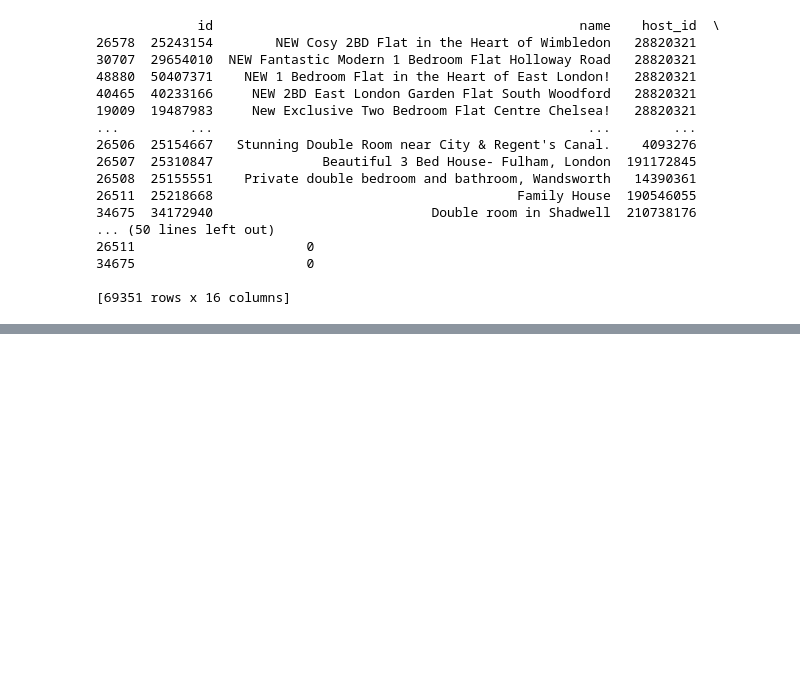
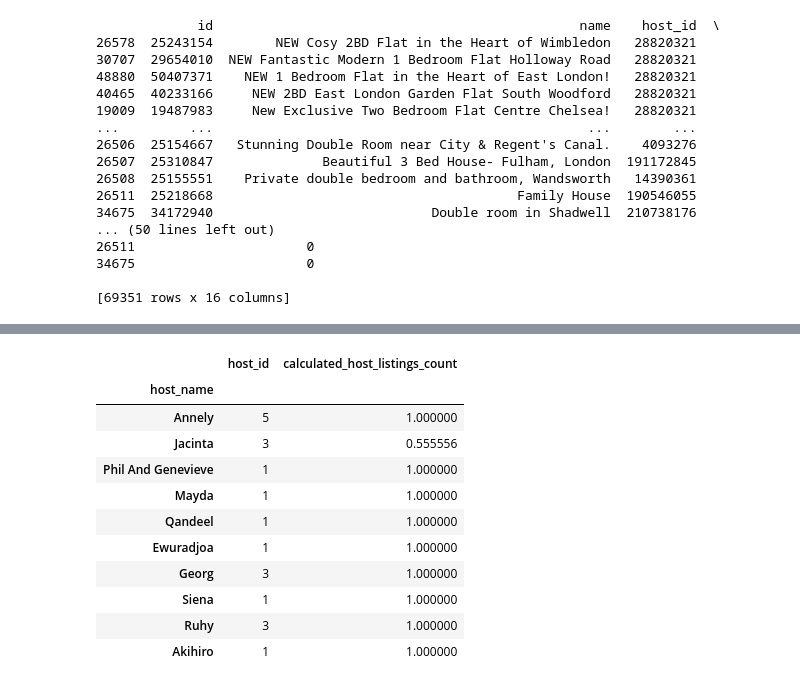
Before and after one commit to lordschmear/FSDS-Final-Report, a Jupyter notebook: diegocode.ipynb, the cells around one changed output, grey strips where cells are left out. Saved outputs shown, nothing was run; the diff lists cells and outputs as text; code cells hidden in the pictures; blank space fills up the shorter version.

```diff
--- a/diegocode.ipynb
+++ b/diegocode.ipynb
@@ -195,0 +236,8 @@ print(chlc_htl)
+# %%
+# Trying to do Herfindahl_Hirschmann Index to see how some hosts might hold larger shares of the market
+def hhi(series):
+    _, cnt = np.unique(series, return_counts=True)
+    return np.square(cnt/cnt.sum()).sum()
+
+new_df = df.groupby('host_name').agg({'host_id': 'count', 'calculated_host_listings_count': hhi})
+print(new_df)
@@ -195,0 +260,16 @@ print(chlc_htl)
+# %%
+new_df.sample(10)
+# Don't think I'm doing this correctly
+# %% [output]
+|  | host_id | calculated_host_listings_count |
+| host_name |  |  |
+| Annely | 5 | 1.000000 |
+| Jacinta | 3 | 0.555556 |
+| Phil And Genevieve | 1 | 1.000000 |
+| Mayda | 1 | 1.000000 |
+| Qandeel | 1 | 1.000000 |
+| Ewuradjoa | 1 | 1.000000 |
+| Georg | 3 | 1.000000 |
+| Siena | 1 | 1.000000 |
+| Ruhy | 3 | 1.000000 |
+| Akihiro | 1 | 1.000000 |
```
Also changed, not shown: parts of 12 cells of this notebook.
